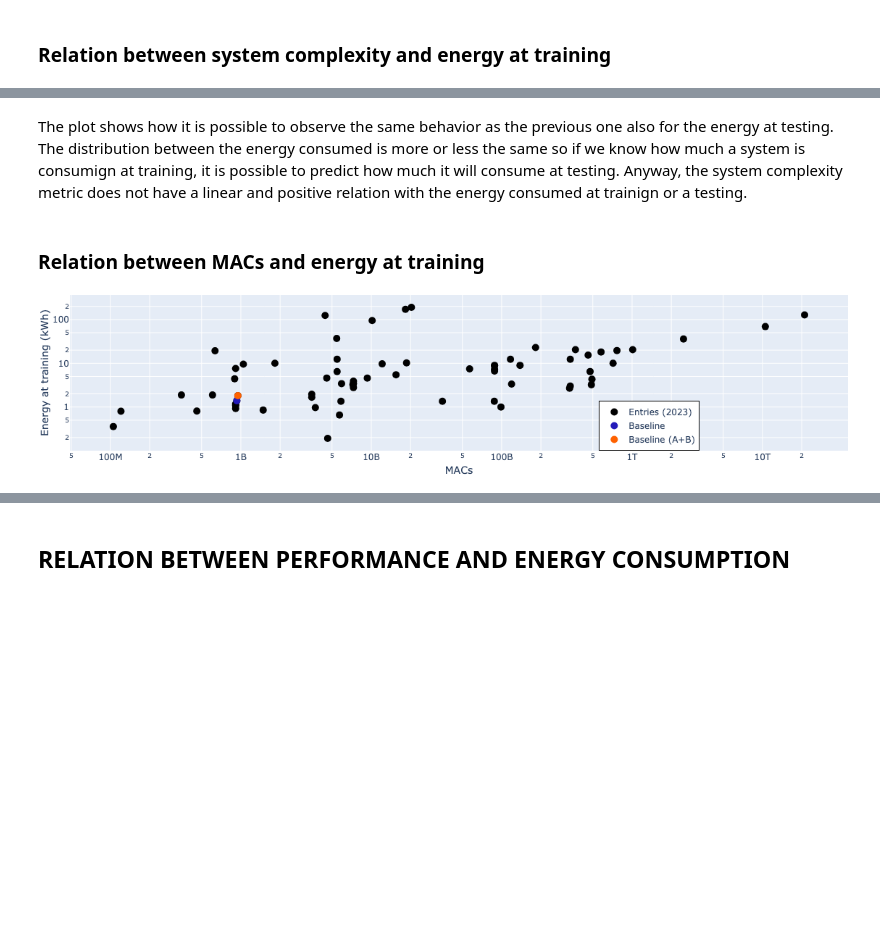
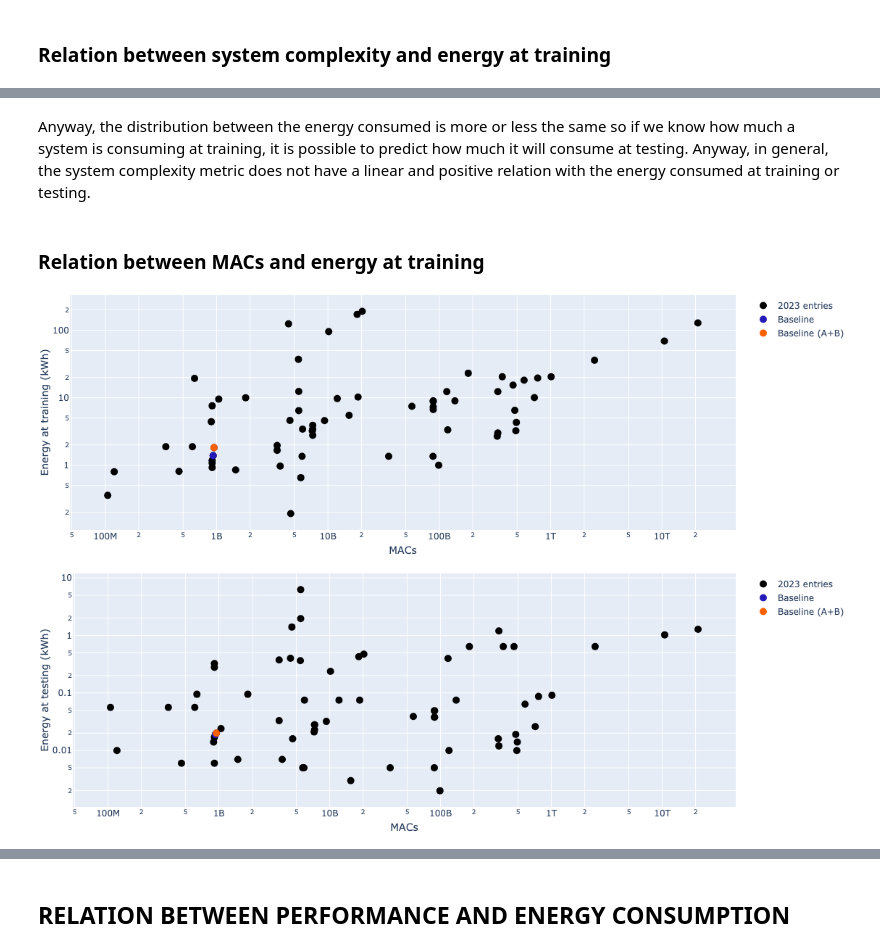
Before and after one commit to RonFrancesca/SED-carbon-footprint, a Jupyter notebook: Additional_Results.ipynb, the cells around one changed output, grey strips where cells are left out. Cells and saved outputs as stored; diff of their text form; code cells hidden in the pictures; blank space fills up the shorter version.

```diff
--- a/Additional_Results.ipynb
+++ b/Additional_Results.ipynb
@@ -613,7 +536,7 @@ decimal_places = 3
 df_all_23[columns_to_round] = df_all_23[columns_to_round].apply(round_to, args=(decimal_places,))
 # %%
 # Select a subset of columns from the DataFrame
-columns_list = ["energy_training", "energy_test", "system_complexity_params", "system_name", "system_ensemble_method_subsystem_count", "psds1_eval_full", "psds2_eval_full"]
+columns_list = ["energy_training", "energy_training_normalized", "energy_test", "energy_test_normalized", "system_complexity_params", "system_name", "system_ensemble_method_subsystem_count", "psds1_eval_full", "psds2_eval_full"]
 
 # Extract numeric values from columns 'psds1_eval_full' and 'psds2_eval_full' and convert them to float
 for label in ['psds1_eval_full', 'psds2_eval_full']:
@@ -630,5 +553,5 @@ df_23.rename(columns={'system_name': 'code', 'system_complexity_params': 'system
 df_23.reset_index(inplace=True, drop=True)
 
 # Display the number of entries in the DCASE 2023 dataset
-print(f"Total DCASE 2023 entries: {len(df_23)}\n")
+print(f"Total DCASE 2023 entries, before processing: {len(df_23)}\n")
 # %% [output]
@@ -702,0 +615,13 @@ scatter_compare(df_22, df_23, df_x, df_y, x_axes_lab, y_axes_lab, text, title, x
+# %%
+# Specify the columns to consider from the dataframes
+df_y = 'energy_test'
+
+for df, year in zip([df_22, df_23], [2022, 2023]):
+    x_axes_lab = f'System complexity {year}'
+    y_axes_lab = 'Energy at testing (kWh)'
+    fig = scatter_all(df, df_x, df_y, x_axes_lab, y_axes_lab, text, add_base=True, year=year, show=False)
+
+    fig.show()
+
+    file_name = os.path.join(fig_dir, f'systemCompl-energyTest_{year}.pdf')
+    save_image(fig, file_name)
@@ -871,49 +734,44 @@ pio.write_image(fig, file_name, format=file_format, scale=3)
 # %% [markdown]
-The plot shows how it is possible to observe the same behavior as the previous one also for the energy at testing.
-The distribution between the energy consumed is more or less the same so if we know how much a system is consumign at training, it is possible to predict how much it will consume at testing. Anyway, the system complexity metric does not have a linear and positive relation with the energy consumed at trainign or a testing.
+
+Anyway, the distribution between the energy consumed is more or less the same so if we know how much a system is consuming at training, it is possible to predict how much it will consume at testing. Anyway, in general, the system complexity metric does not have a linear and positive relation with the energy consumed at training or testing.
 # %% [markdown]
 ### Relation between MACs and energy at training
 # %%
 # Define the variables for the scatter plot.
-x = 'macs'                          # X-axis data column (MACs)
-y = 'energy_training_normalized'     # Y-axis data column (Energy at training)
+x = 'macs'       # X-axis data column
 
 # Define labels for the x and y axes.
 x_axes_lab = 'MACs'
-y_axes_lab = 'Energy at training (kWh)'
 
-# Create a scatter plot using the 'scatter_all' function, but don't display it immediately (show=False).
-fig = scatter_all(df_only_23, x, y, x_axes_lab, y_axes_lab, code, add_base=True, show=False)
+# Column containing code or labels to be displayed on the plot.
+code = 'code'
 
-# Update the layout of the figure to customize legend, axis titles, dimensions, and margins.
-fig.update_layout(
-    legend=dict(
-        x=0.68,                    # Adjust the x-coordinate to position the legend horizontally
-        y=0,                       # Adjust the y-coordinate to position the legend vertically
-        bordercolor="black",       # Set the border color (you can use any valid color)
-        borderwidth=1,             # Set the border width
+for y_label, phase in zip(['training', 'test'], ["training", "testing"]):
+    y = f'energy_{y_label}_normalized'     # Y-axis data column
+    y_axes_lab = f'Energy at {phase} (kWh)'
+
+    # Create a scatter plot using the 'scatter_all' function, but don't display it immediately (show=False).
+    fig = scatter_all(df_only_23, x, y, x_axes_lab, y_axes_lab, code, add_base=True, year=2023, show=False)
+
+    # Update the layout of the figure to customize legend, axis titles, dimensions, and margins.
+    fig.update_layout(
+        xaxis=dict(
+            title_standoff=10,          # Remove spacing between label and axis
+        ),
+        yaxis=dict(
+            title_standoff=10,          # Remove spacing between label and axis
+        ),
+        margin=dict(l=0, r=0, t=0, b=0.5),  # Set margins for the plot
     )
-)
 
-fig.update_layout(
-    xaxis=dict(
-        title_standoff=10,          # Remove spacing between label and axis
-    ),
-    yaxis=dict(
-        title_standoff=10,          # Remove spacing between label and axis
-    ),
-    width=width,                    # Adjust the width as needed
-    height=height,                  # Adjust the height as needed
-    margin=dict(l=0, r=0, t=0, b=0.5),  # Set margins for the plot
-)
+    # Display the figure.
+    fig.show()
 
-# Display the figure.
-fig.show()
+    # Specify the directory for saving the figure and the file name.
+    file_name = os.path.join(fig_dir, f'sc-energy-{phase}.pdf')
 
-# Specify the directory for saving the figure and the file name.
-file_name = os.path.join(fig_dir, 'macs_tr.png')
-
-# Save the figure to the specified file with a defined format and scaling.
-pio.write_image(fig, file_name, format=file_format, scale=3)
+    # Save the figure to the specified file with a defined format and scaling.
+    save_image(fig, file_name)
 # %% [output]
-[figure, old version]
+[figure, new version]
+[figure, added]
```
Also changed, not shown: parts of 101 cells of this notebook.
